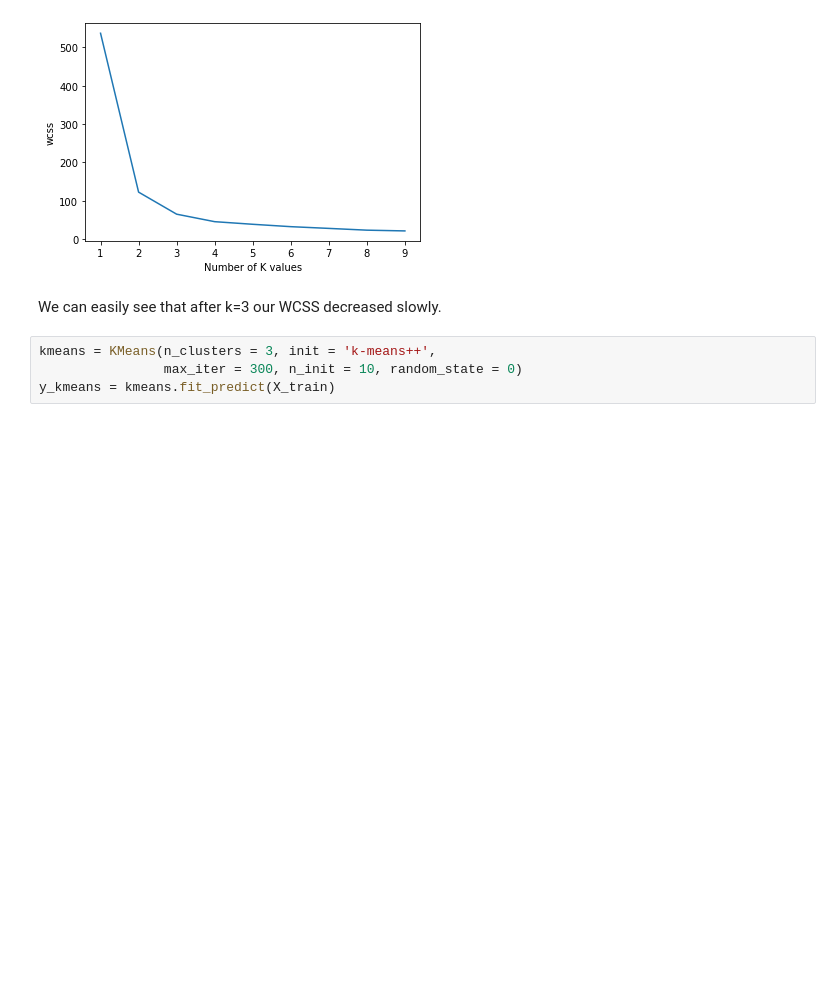
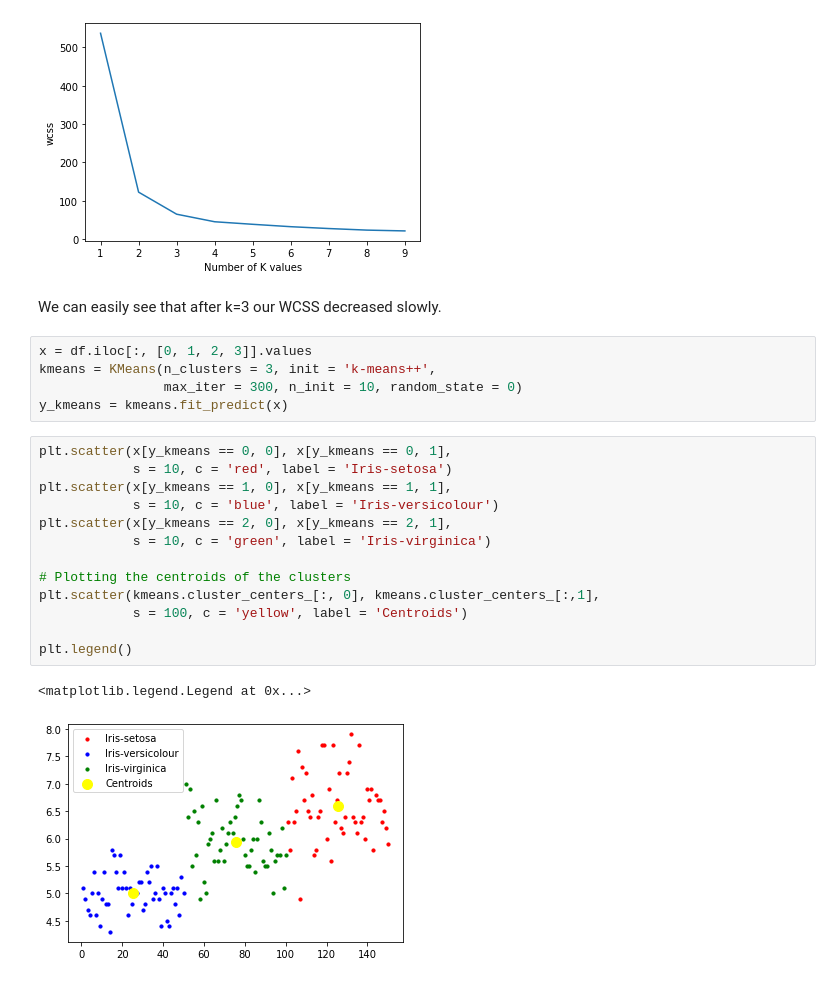
Before and after one commit to kushagra522/GRIP-Task-3, a Jupyter notebook: Iris Kmeans.ipynb, the cells around one changed output. Saved outputs shown, nothing was run; the diff lists cells and outputs as text; blank space fills up the shorter version.

```diff
--- a/Iris Kmeans.ipynb
+++ b/Iris Kmeans.ipynb
@@ -79,6 +79,23 @@ plt.show()
 # %% [markdown]
 We can easily see that after k=3 our WCSS decreased slowly.
 # %%
+x = df.iloc[:, [0, 1, 2, 3]].values
 kmeans = KMeans(n_clusters = 3, init = 'k-means++',
                 max_iter = 300, n_init = 10, random_state = 0)
-y_kmeans = kmeans.fit_predict(X_train)
+y_kmeans = kmeans.fit_predict(x)
+# %%
+plt.scatter(x[y_kmeans == 0, 0], x[y_kmeans == 0, 1],
+            s = 10, c = 'red', label = 'Iris-setosa')
+plt.scatter(x[y_kmeans == 1, 0], x[y_kmeans == 1, 1],
+            s = 10, c = 'blue', label = 'Iris-versicolour')
+plt.scatter(x[y_kmeans == 2, 0], x[y_kmeans == 2, 1],
+            s = 10, c = 'green', label = 'Iris-virginica')
+
+# Plotting the centroids of the clusters
+plt.scatter(kmeans.cluster_centers_[:, 0], kmeans.cluster_centers_[:,1],
+            s = 100, c = 'yellow', label = 'Centroids')
+
+plt.legend()
+# %% [output]
+<matplotlib.legend.Legend at 0x...>
+[figure, added]
```
